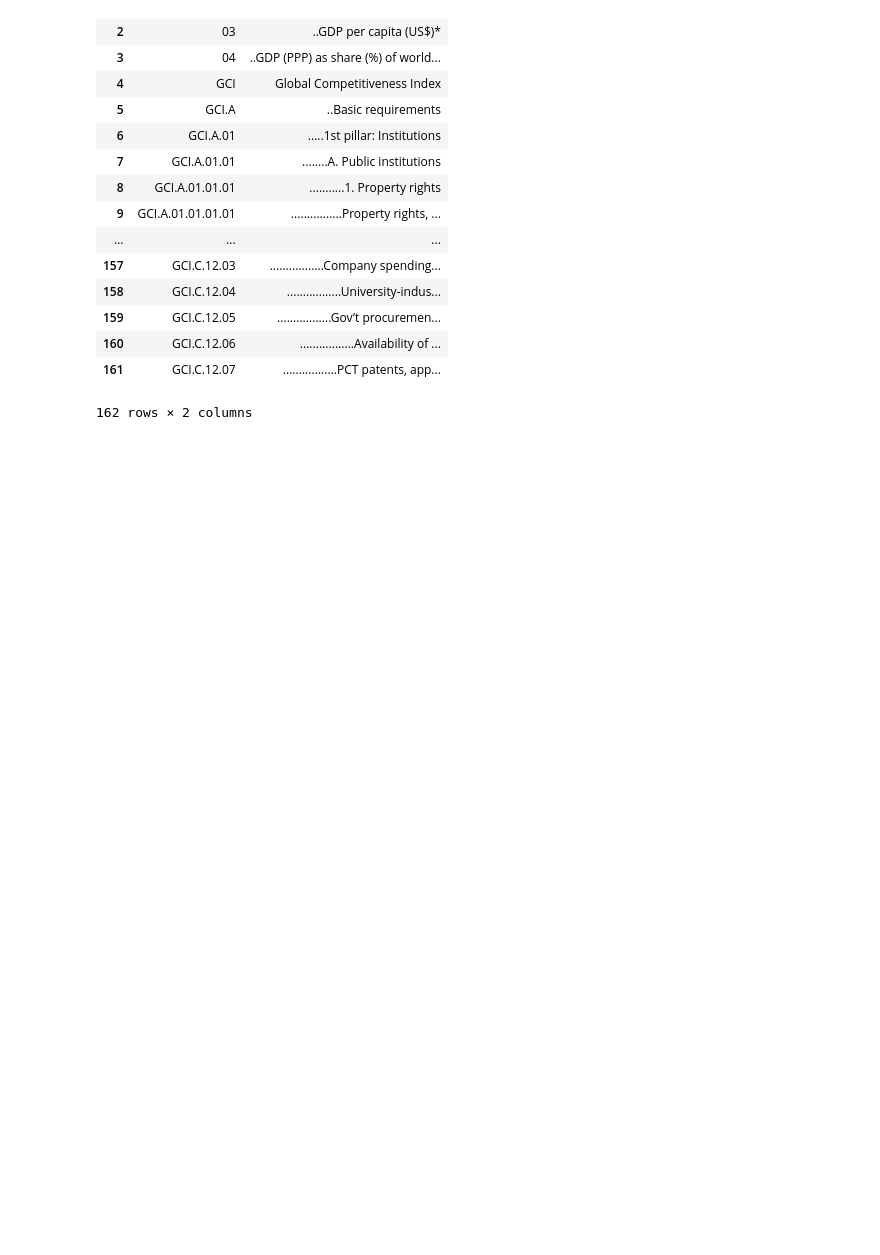
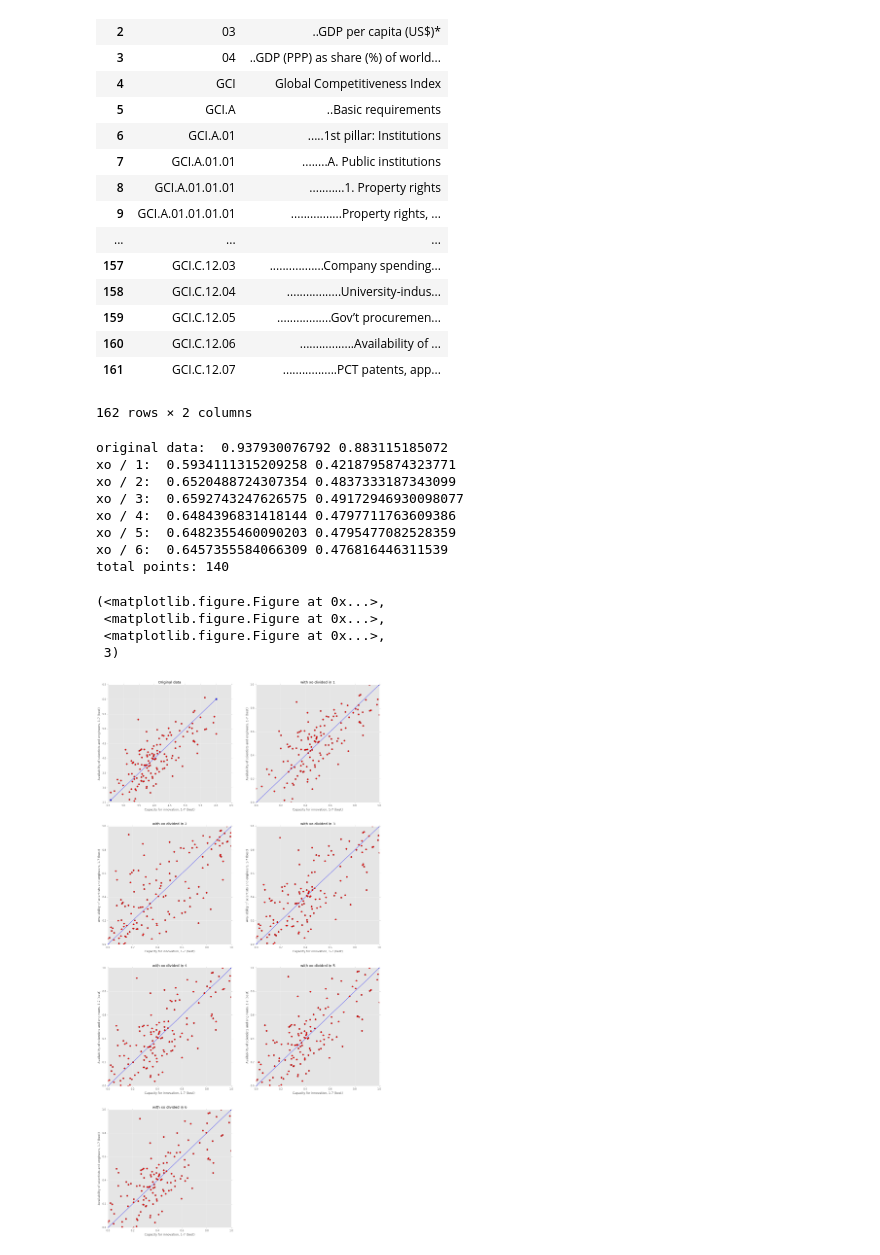
Before and after one commit to docBase/macg, a Jupyter notebook: src/macg/macg.ipynb, the cells around one changed output. Cells and saved outputs as stored; diff of their text form; code cells hidden in the pictures; blank space fills up the shorter version.

Commit message:
Interpolate a regularly spaced line from existing points

```diff
--- a/src/macg/macg.ipynb
+++ b/src/macg/macg.ipynb
@@ -238,9 +259,44 @@ def plot_transformation(dfxot):
+# %%
+def plot_interpolated_xts(dfxot):
+    constant_step = pd.DataFrame(([None, x/100] for x in range(0,101)), columns=[0, 'xt_0'])
+    xt_0 = dfxot[[0, 'xt_0']].append(constant_step, ignore_index=True)
+    xt_0[0] = xt_0[0].astype(np.float64)
+    xt_0.drop_duplicates(['xt_0'], inplace=True)
+    xt_0.sort_values('xt_0', inplace=True)
+    xt_0.reset_index(drop=True, inplace=True)
+    # xt_0.interpolate(method='linear', inplace=True)
+    # xt_0.interpolate(method='cubic', inplace=True)
+    xt_0[0] = xt_0.apply(lambda row: geometrical_interpolation(xt_0[0], xt_0['xt_0'], row.name), axis=1)
+    xt_0.reset_index(drop=True, inplace=True)
+
+    constant_step = pd.DataFrame(([None, x/100] for x in range(0,101)), columns=[1, 'xt_1'])
+    xt_1 = dfxot[[1, 'xt_1']].append(constant_step, ignore_index=True)
+    xt_1[1] = xt_1[1].astype(np.float64)
+    xt_1.drop_duplicates(['xt_1'], inplace=True)
+    xt_1.sort_values('xt_1', inplace=True)
+    xt_1.reset_index(drop=True, inplace=True)
+    # xt_1.interpolate(method='linear', inplace=True)
+    # xt_1.interpolate(method='cubic', inplace=True)
+    xt_1[1] = xt_1.apply(lambda row: geometrical_interpolation(xt_1[1], xt_1['xt_1'], row.name), axis=1)
+    xt_1.reset_index(drop=True, inplace=True)
+    xt_1
+
+    xt_n = pd.merge(xt_0, xt_1, how='inner', left_on='xt_0', right_on='xt_1')
+
+    fig3, sp31 = plt.subplots(1)
+    fig3.set_size_inches(10, 10)
+    sp31.plot(xt_n[0], xt_n[1], 'bo-')
+    sp31.plot(dfxot[0], dfxot[1], 'ro')
+
+    return fig3
 # %%
 def analyze(dfxo):
     fig1, dfxots = plot_transformations(dfxo)
     best_transformation, dfxot = get_best_transformation(dfxots)
     fig2 = plot_transformation(dfxot)
-    return fig1, fig2, best_transformation
+    fig3 = plot_interpolated_xts(dfxot)
+    print('total points: {}'.format(len(dfxo)))
+    return fig1, fig2, fig3, best_transformation
 # %% [markdown]
 ====================================================================================================================
 # %%
@@ -264,3 +320,20 @@ metadata[['id', 'Series tree']]
 | 160 | GCI.C.12.06 | .................Availability of ... |
 | 161 | GCI.C.12.07 | .................PCT patents, app... |
 162 rows × 2 columns
+# %%
+dfxo = gci.get_indicators(['GCI.C.12.01', 'GCI.C.12.06'], '2015-2016')
+analyze(dfxo)
+# %% [output]
+original data:  0.937930076792 0.883115185072
+xo / 1:  0.5934111315209258 0.4218795874323771
+xo / 2:  0.6520488724307354 0.4837333187343099
+xo / 3:  0.6592743247626575 0.49172946930098077
+xo / 4:  0.6484396831418144 0.4797711763609386
+xo / 5:  0.6482355460090203 0.4795477082528359
+xo / 6:  0.6457355584066309 0.476816446311539
+total points: 140
+(<matplotlib.figure.Figure at 0x...>,
+ <matplotlib.figure.Figure at 0x...>,
+ <matplotlib.figure.Figure at 0x...>,
+ 3)
+[figure, added]
```
Also changed, not shown: parts of 6 cells of this notebook, 1 other file.
